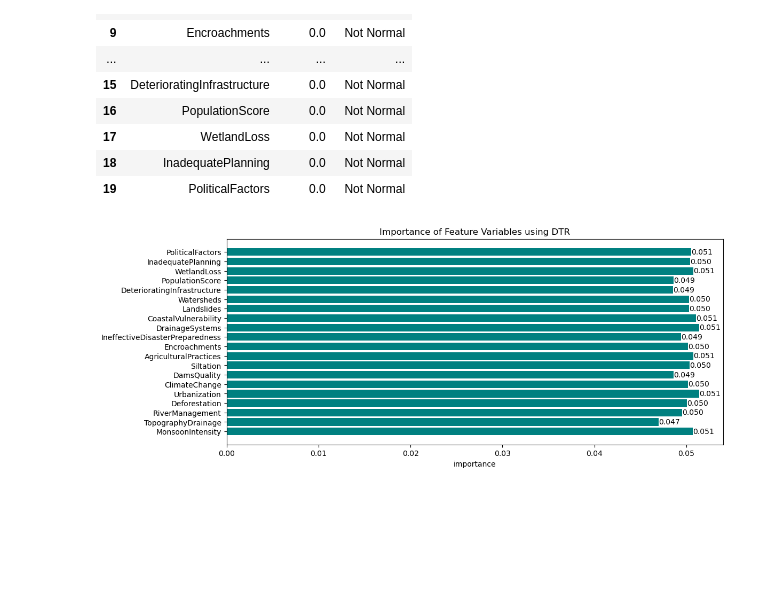
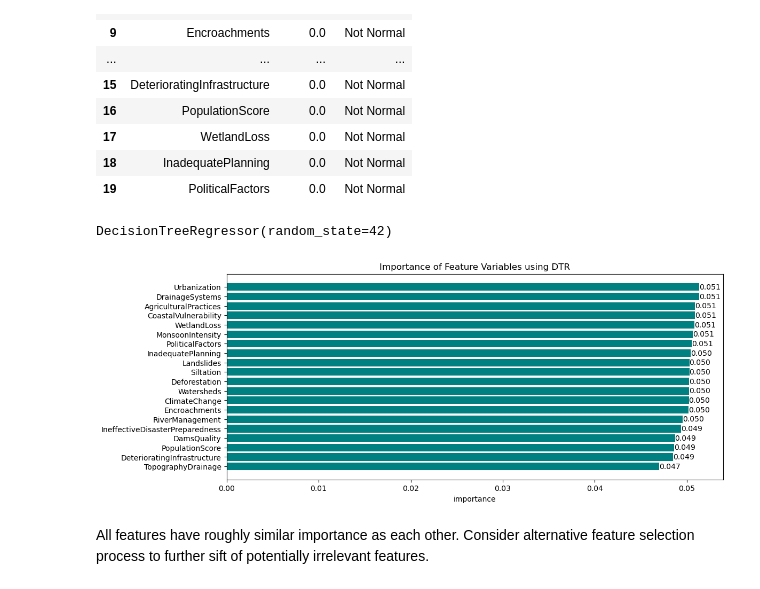
Before and after one commit to mdsulaiman010/predict-flood-probabilities, a Jupyter notebook: flood-prob-regression.ipynb, the cells around one changed output. Cells and saved outputs as stored; diff of their text form; code cells hidden in the pictures; blank space fills up the shorter version.

```diff
--- a/flood-prob-regression.ipynb
+++ b/flood-prob-regression.ipynb
@@ -131,19 +127,27 @@ pd.DataFrame({'Feature': rescaled_df_train.columns,
 | 17 | WetlandLoss | 0.0 | Not Normal |
 | 18 | InadequatePlanning | 0.0 | Not Normal |
 | 19 | PoliticalFactors | 0.0 | Not Normal |
+# %%
+from sklearn.tree import DecisionTreeRegressor
+dtr_fs = DecisionTreeRegressor(random_state=42)
+dtr_fs.fit(df_train.drop(['id','FloodProbability'],axis=1), df_train['FloodProbability'])
+# %% [output]
+DecisionTreeRegressor(random_state=42)
 # %%
-from sklearn.tree import DecisionTreeRegressor
-dtc_fs = DecisionTreeRegressor(random_state=42)
-dtc_fs.fit(df_train.drop(['id','FloodProbability'],axis=1), df_train['FloodProbability'])
+importance_df = pd.DataFrame({'Feature':df_train.drop(['id','FloodProbability'],axis=1).columns,
+                              'Feature Importance': dtr_fs.feature_importances_}).sort_values('Feature Importance')
 
 plt.figure(figsize=(12,5))
-bars = plt.barh(df_train.drop(['id','FloodProbability'],axis=1).columns ,dtc_fs.feature_importances_, color='teal')
+bars = plt.barh(importance_df['Feature'],importance_df['Feature Importance'], color='teal')
+# bars = plt.barh(df_train.drop(['id','FloodProbability'],axis=1).columns ,dtc_fs.feature_importances_, color='teal')
 for bar in bars:
     plt.text(bar.get_width(), bar.get_y() + bar.get_height() / 2, f'{bar.get_width():.3f}',
              va='center', ha='left')
 
 plt.title('Importance of Feature Variables using DTR')
 plt.xlabel('importance')
 plt.show()
 # %% [output]
-[figure, old version]
+[figure, new version]
+# %% [markdown]
+All features have roughly similar importance as each other. Consider alternative feature selection process to further sift of potentially irrelevant features.
```
Also changed, not shown: parts of 14 cells of this notebook.
